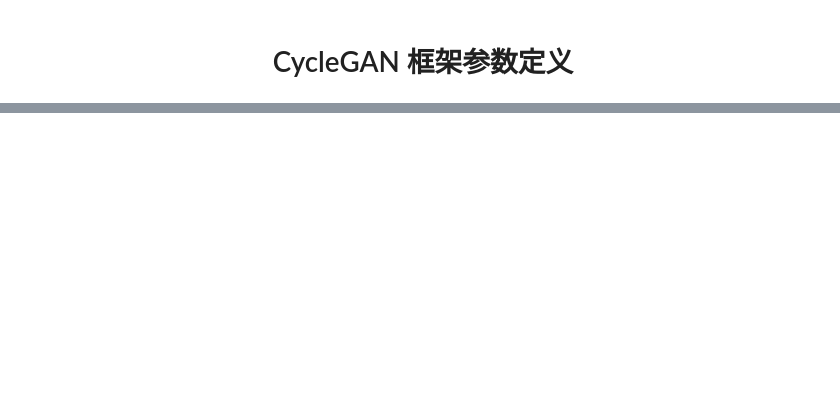
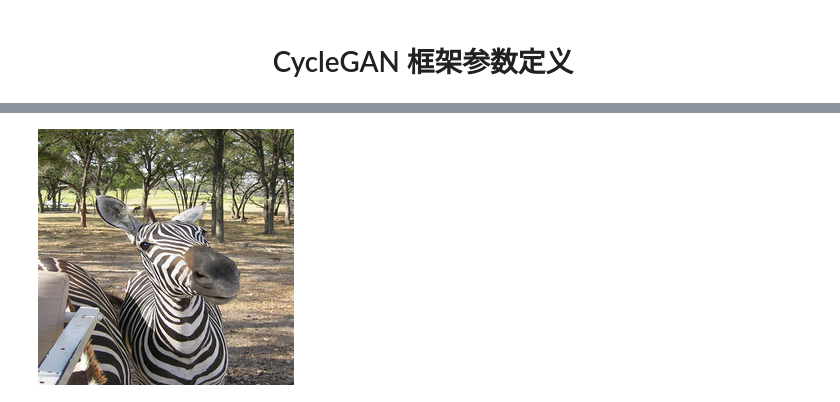
Before and after one commit to qrsforever/hzcsnote, a Jupyter notebook: gan/docs/gan_parameters.ipynb, the cells around one changed output, grey strips where cells are left out. Saved outputs shown, nothing was run; the diff lists cells and outputs as text; code cells hidden in the pictures; blank space fills up the shorter version.

```diff
--- a/gan/docs/gan_parameters.ipynb
+++ b/gan/docs/gan_parameters.ipynb
@@ -38,0 +244,4 @@ gan_mode | string | lsgan | vanilla<br>lsgan<br>wgangp | GAN目标类型
+# %%
+Image.open(BytesIO(results['real_B']))
+# %% [output]
+[figure, added]
```
Also changed, not shown: parts of 46 cells of this notebook, 2 other files.
